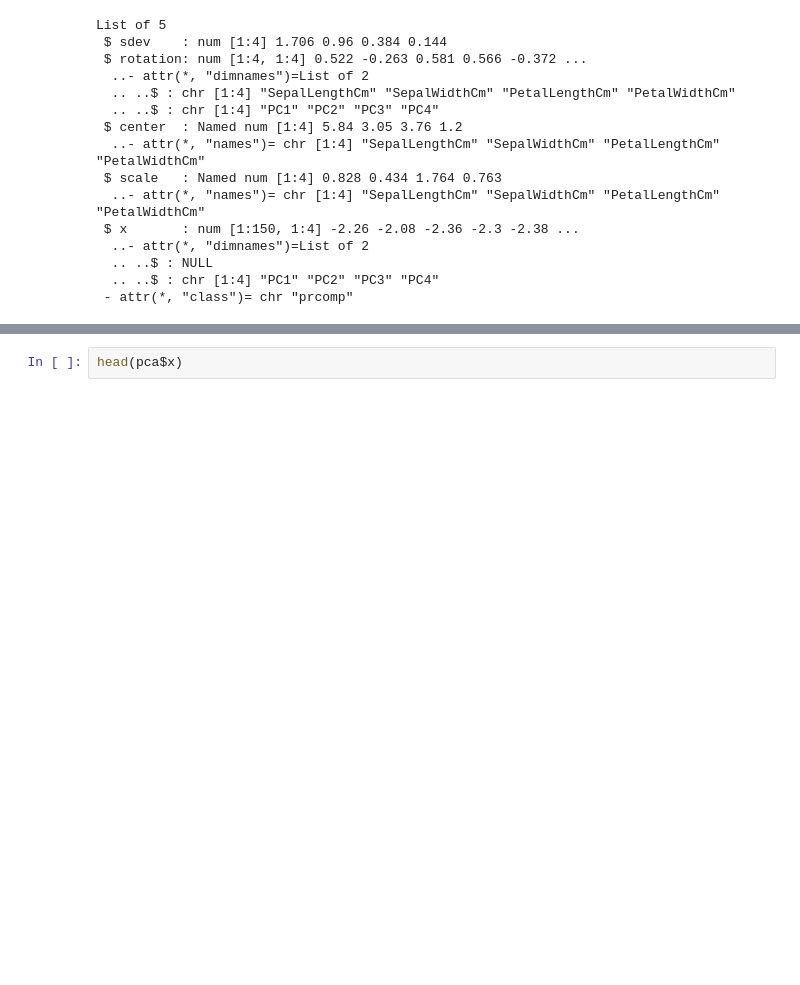
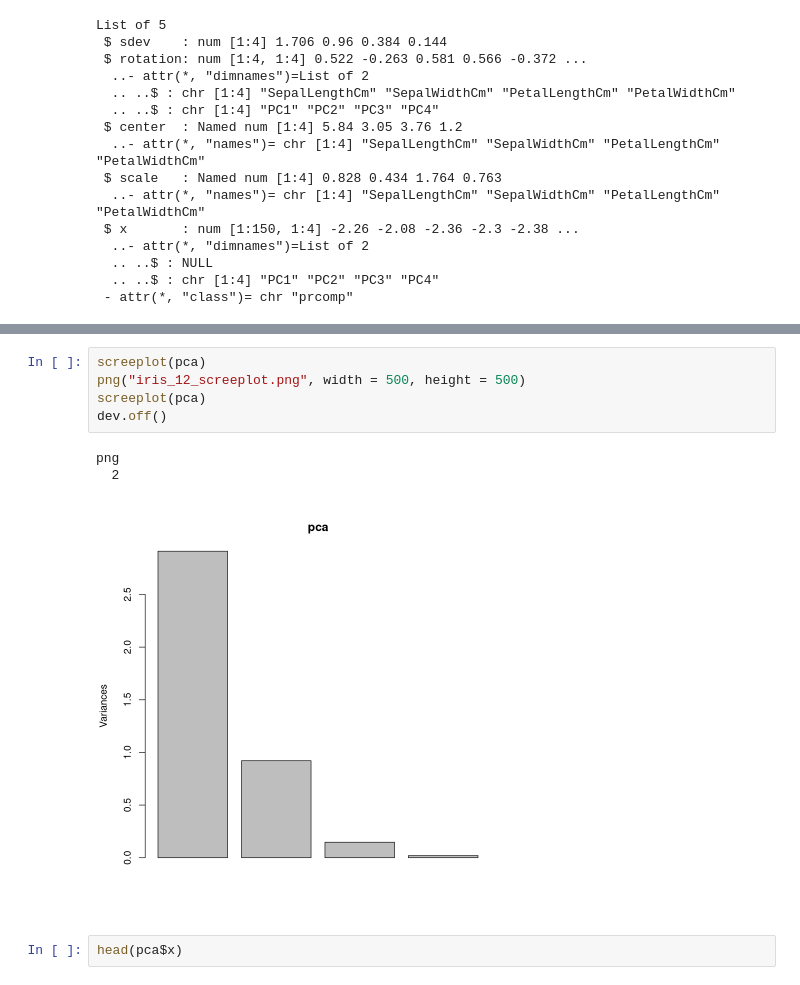
Before and after one commit to bitwalk123/MyNotebook, a Jupyter notebook: iris_PCA_R.ipynb, the cells around one changed output, grey strips where cells are left out. Saved outputs shown, nothing was run; the diff lists cells and outputs as text; blank space fills up the shorter version.

```diff
--- a/iris_PCA_R.ipynb
+++ b/iris_PCA_R.ipynb
@@ -96,3 +141,12 @@ Traceback:
+# %%
+screeplot(pca)
+png("iris_12_screeplot.png", width = 500, height = 500)
+screeplot(pca)
+dev.off()
+# %% [output]
+png
+  2
+[figure, added]
 # %%
 head(pca$x)
 # %% [output]
```
Also changed, not shown: parts of 20 cells of this notebook, 7 other files.
